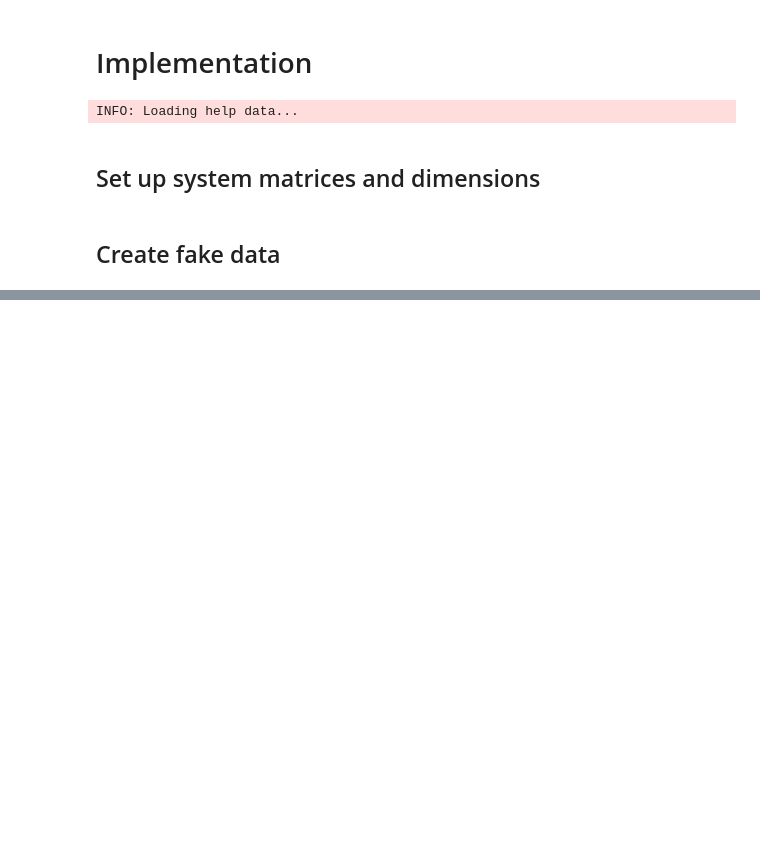
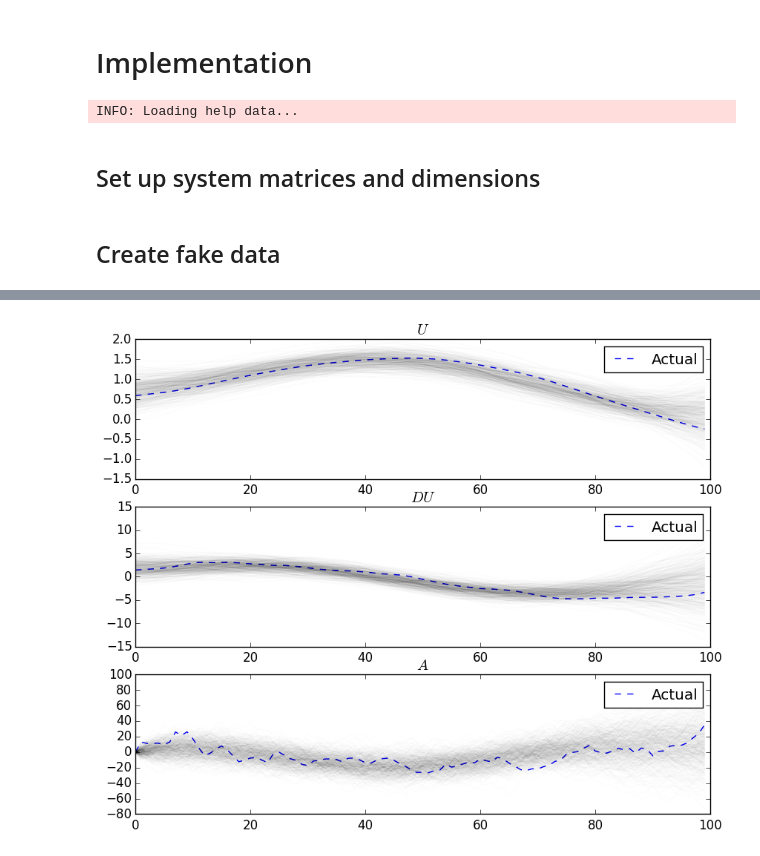
Before and after one commit to jmxpearson/laf, a Jupyter notebook: julia_integration_test_nGP_samples.ipynb, the cells around one changed output, grey strips where cells are left out. Cells and saved outputs as stored; diff of their text form; code cells hidden in the pictures; blank space fills up the shorter version.

```diff
--- a/julia_integration_test_nGP_samples.ipynb
+++ b/julia_integration_test_nGP_samples.ipynb
@@ -79,0 +80,18 @@ xlim(tobs[1], tobs[end]);
+# %%
+Ns = 500  # number of samples
+
+α_samples = sample(y, Ns, (Np, Nm, Nr), δ, σϵ, σU, σA, σμ, σα);
+# %%
+trans = 5 / Ns
+figure(figsize=(10, 8))
+th_names = [L"U", L"DU", L"A"]
+
+for idx in 1:Nm
+    subplot(Nm, 1, idx)
+    plot(α[idx, :]', linestyle="--", label="Actual")
+    plot(squeeze(α_samples[idx, :, :], 1), color="k", alpha=trans)
+    title(th_names[idx])
+    legend()
+end
+# %% [output]
+[figure, added]
```
Also changed, not shown: parts of 1 cell of this notebook.
